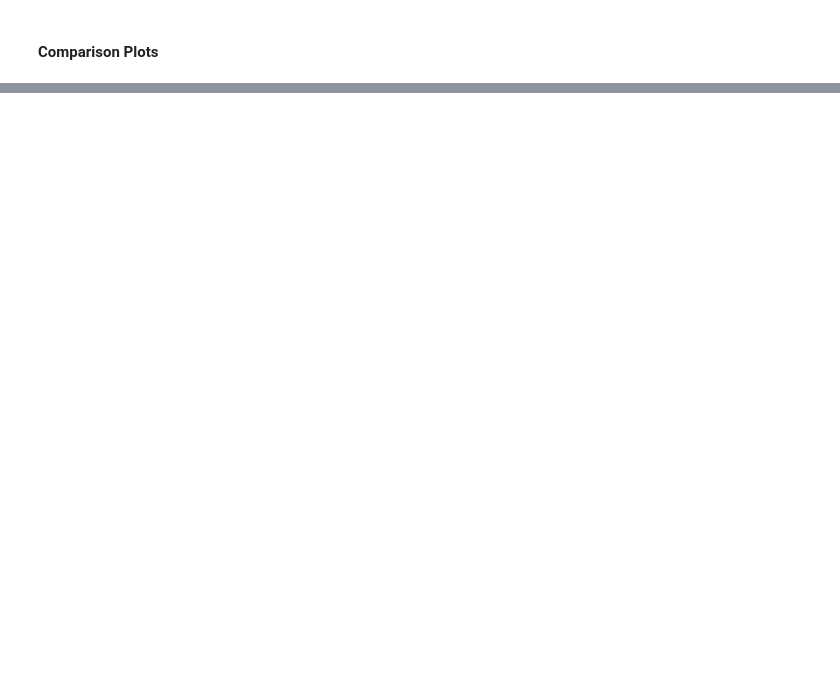
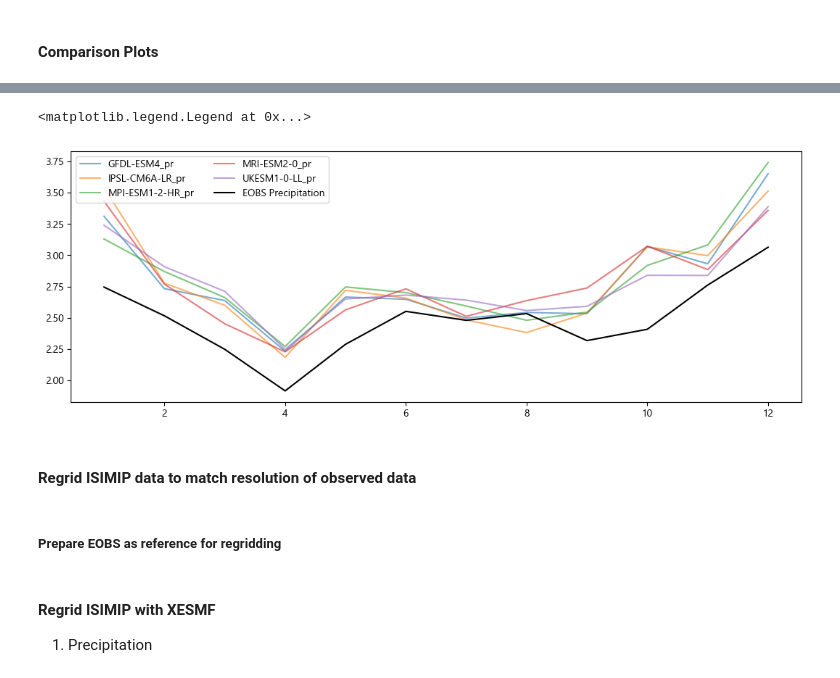
Before and after one commit to klekarkar/mHM_IO_dataprocessing, a Jupyter notebook: validate_ISIMIP3b.ipynb, the cells around one changed output, grey strips where cells are left out. Saved outputs shown, nothing was run; the diff lists cells and outputs as text; code cells hidden in the pictures; blank space fills up the shorter version.

```diff
--- a/validate_ISIMIP3b.ipynb
+++ b/validate_ISIMIP3b.ipynb
@@ -492,0 +97,15 @@ dtype: float32
+# %%
+#Rainfall data
+
+fig, ax = plt.subplots(figsize=(13, 4.5))
+
+plt.plot(pr_hist_df.groupby(pr_hist_df.index.month).mean(), label=pr_hist_df.columns, alpha=0.6)
+plt.plot(pr_EOBS_df.groupby(pr_EOBS_df.index.month).mean(), color='k', label='EOBS Precipitation')
+plt.legend(loc='upper left', ncol=2)
+# %% [output]
+<matplotlib.legend.Legend at 0x...>
+[figure, added]
+# %% [markdown]
+#### Regrid ISIMIP data to match resolution of observed data
+# %% [markdown]
+##### Prepare EOBS as reference for regridding
@@ -492,0 +123,4 @@ dtype: float32
+# %% [markdown]
+#### Regrid ISIMIP with XESMF
+
+   1. Precipitation
```
Also changed, not shown: parts of 47 cells of this notebook, 2 other files.
